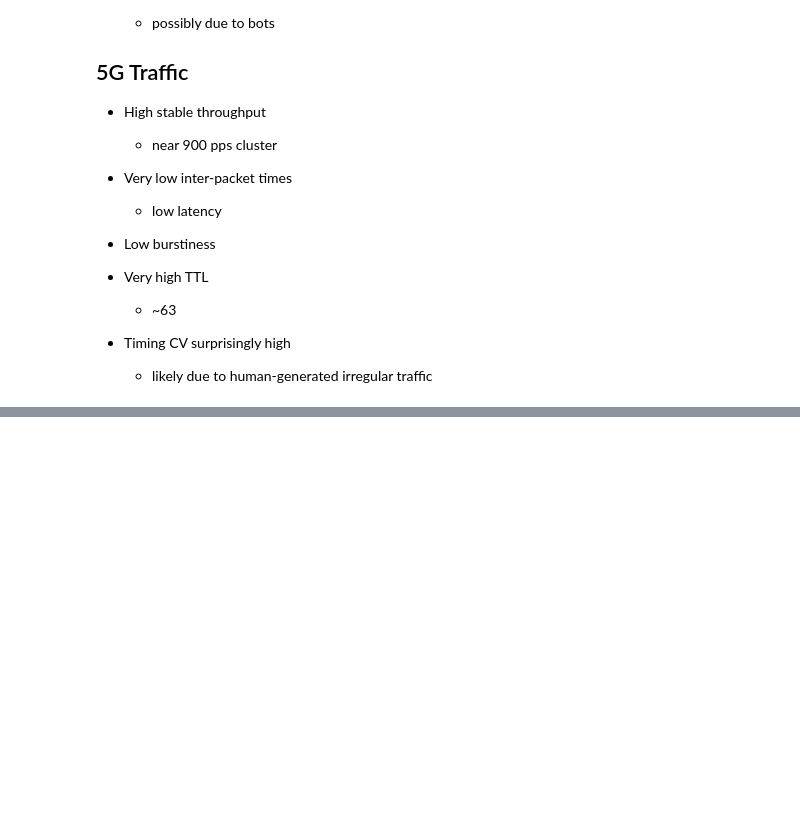
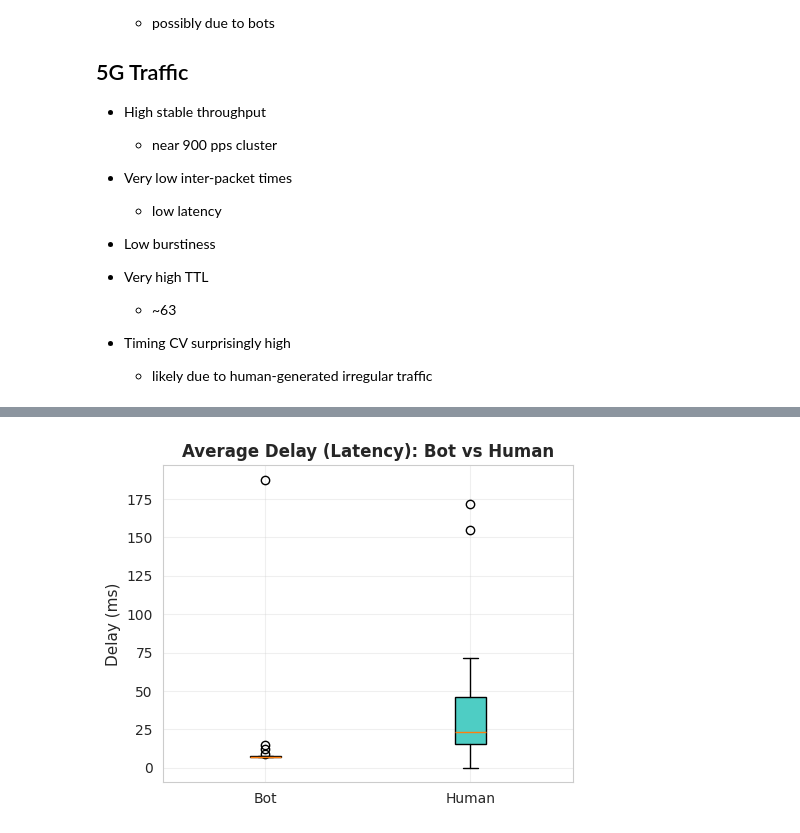
Before and after one commit to carissabb/Bot-Busters-Capstone, a Jupyter notebook: BotBusterDataViz.ipynb, the cells around one changed output, grey strips where cells are left out. Drawn from its saved outputs; the diff is of its cells as text; code cells hidden in the pictures; blank space fills up the shorter version.

```diff
--- a/BotBusterDataViz.ipynb
+++ b/BotBusterDataViz.ipynb
@@ -286,0 +362,14 @@ plt.show()
+# %%
+
+plt.figure(figsize=(18, 14))
+ax2 = plt.subplot(3, 3, 2)
+bot_delay = bot_df['AvgDelay_ms'].dropna()
+human_delay = human_df['AvgDelay_ms'].dropna()
+bp = ax2.boxplot([bot_delay, human_delay], labels=['Bot', 'Human'], patch_artist=True)
+bp['boxes'][0].set_facecolor('#ff6b6b')
+bp['boxes'][1].set_facecolor('#4ecdc4')
+ax2.set_ylabel('Delay (ms)', fontsize=11)
+ax2.set_title('Average Delay (Latency): Bot vs Human', fontweight='bold', fontsize=12)
+ax2.grid(True, alpha=0.3)
+# %% [output]
+[figure, added]
```
Also changed, not shown: parts of 19 cells of this notebook.
